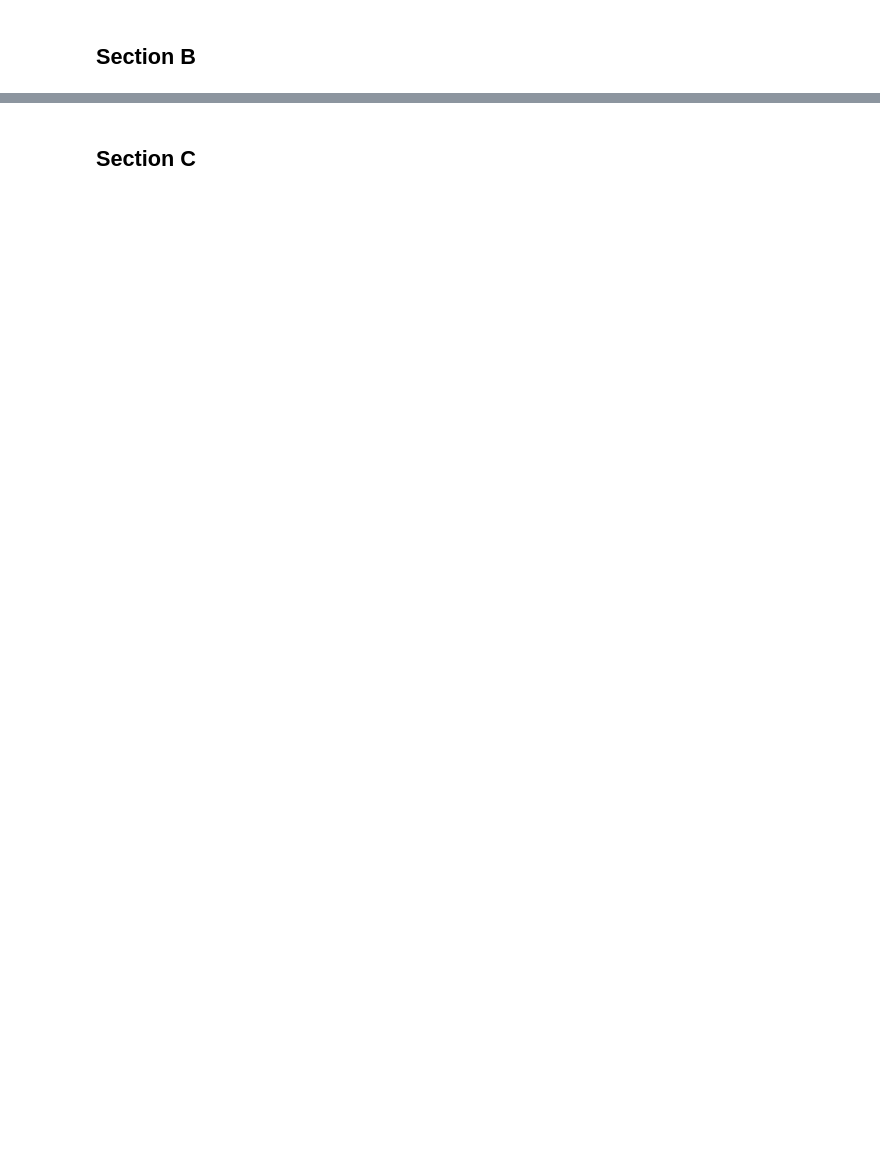
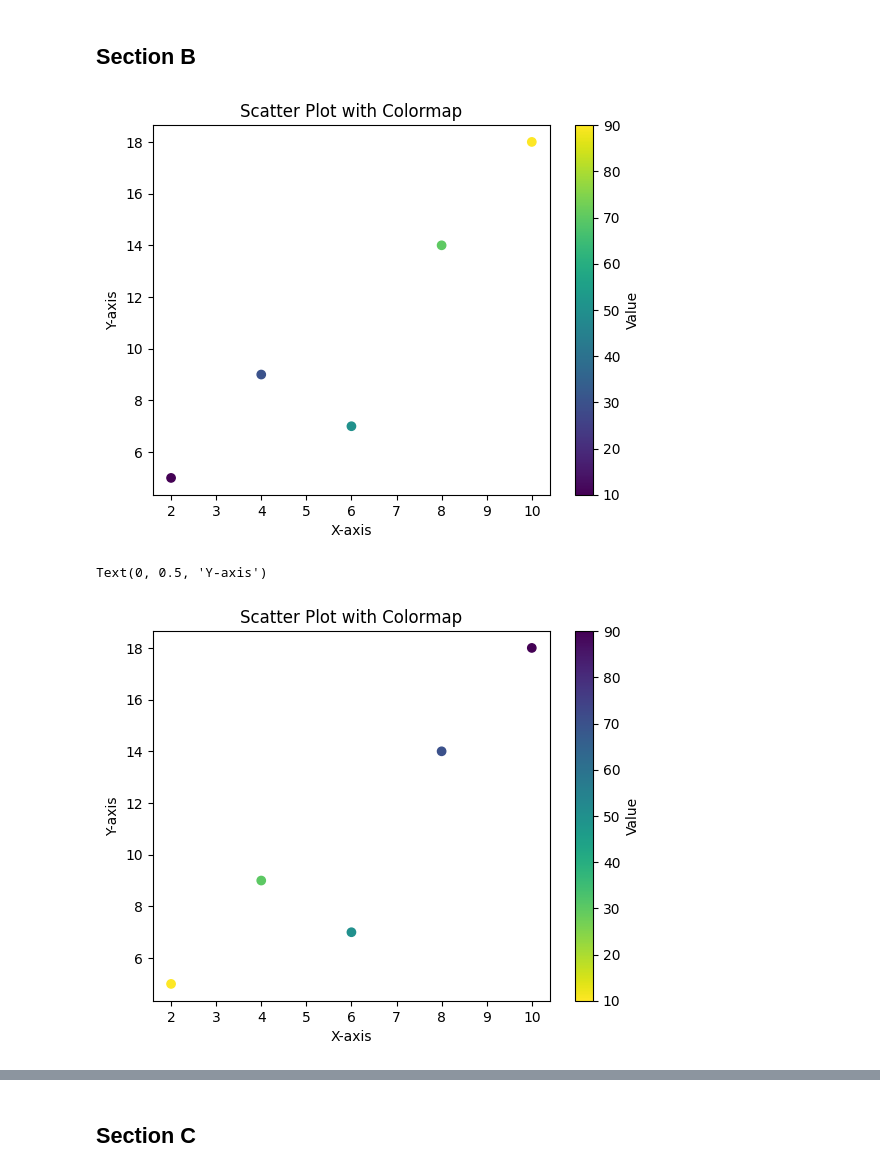
Before and after one commit to BarshaS01/Programming-for-Analytics, a Jupyter notebook: Classwork_S25_27_Practice_Set_Solved.ipynb, the cells around one changed output, grey strips where cells are left out. Saved outputs shown, nothing was run; the diff lists cells and outputs as text; code cells hidden in the pictures; blank space fills up the shorter version.

```diff
--- a/Classwork_S25_27_Practice_Set_Solved.ipynb
+++ b/Classwork_S25_27_Practice_Set_Solved.ipynb
@@ -55,11 +99,30 @@ Create a scatterplot where each point has a different size using sizes. Set tran
 # %%
 """Q5. Assigning Colours Using a Colormap
 Create a scatterplot using:
 x = [2, 4, 6, 8, 10]
 y = [5, 9, 7, 14, 18]
 values = [10, 30, 50, 70, 90]
 Assign colors using the viridis colormap based on values. Add a colorbar. Repeat the graph using viridis_r. Explain the difference.
 """
+x = [2, 4, 6, 8, 10]
+y = [5, 9, 7, 14, 18]
+values = [10, 30, 50, 70, 90]
+plt.scatter(x, y, c = values, cmap = 'viridis')
+plt.colorbar(label = 'Value')
+plt.title('Scatter Plot with Colormap')
+plt.xlabel('X-axis')
+plt.ylabel('Y-axis')
+plt.show()
+
+plt.scatter(x, y, c = values, cmap = 'viridis_r')
+plt.colorbar(label = 'Value')
+plt.title('Scatter Plot with Colormap')
+plt.xlabel('X-axis')
+plt.ylabel('Y-axis')
+# %% [output]
+[figure, added]
+Text(0, 0.5, 'Y-axis')
+[figure, added]
 # %%
 """Q6. Scatterplot with Three Variables
 Given:
```
Also changed, not shown: parts of 9 cells of this notebook.
